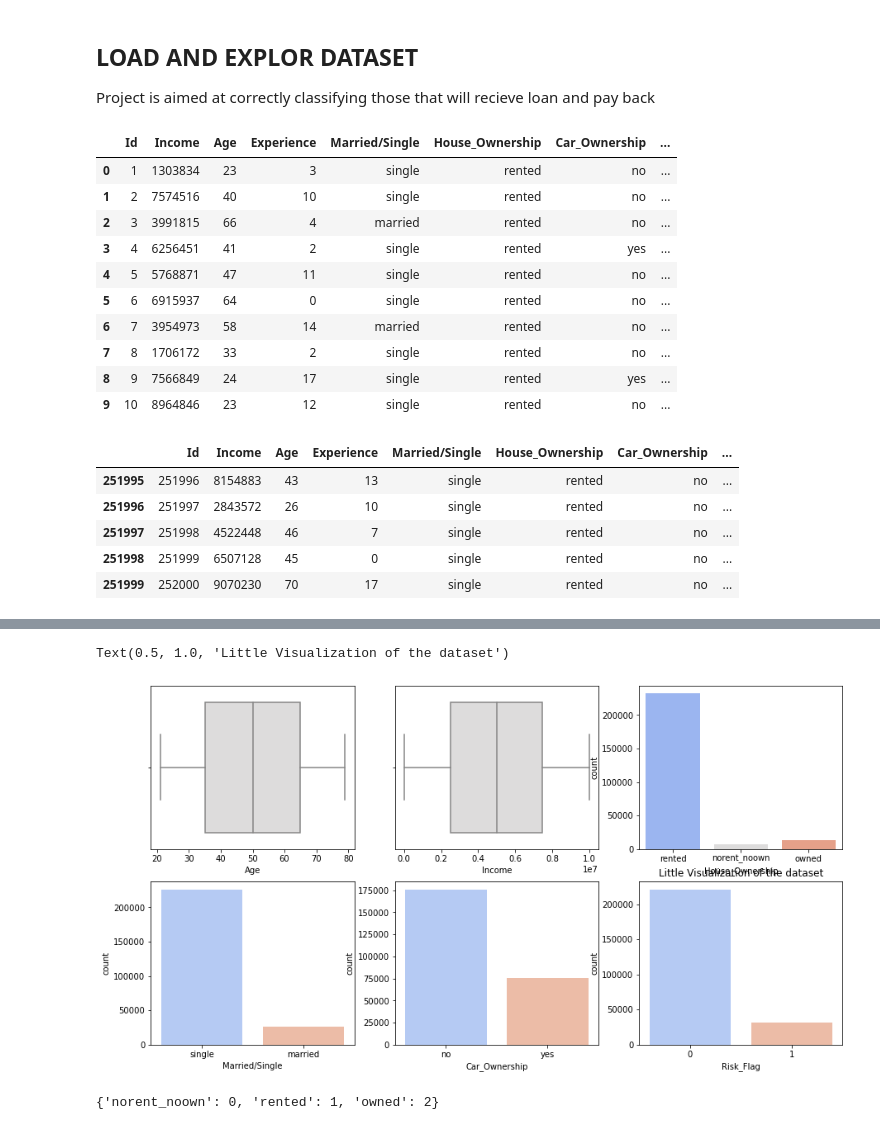
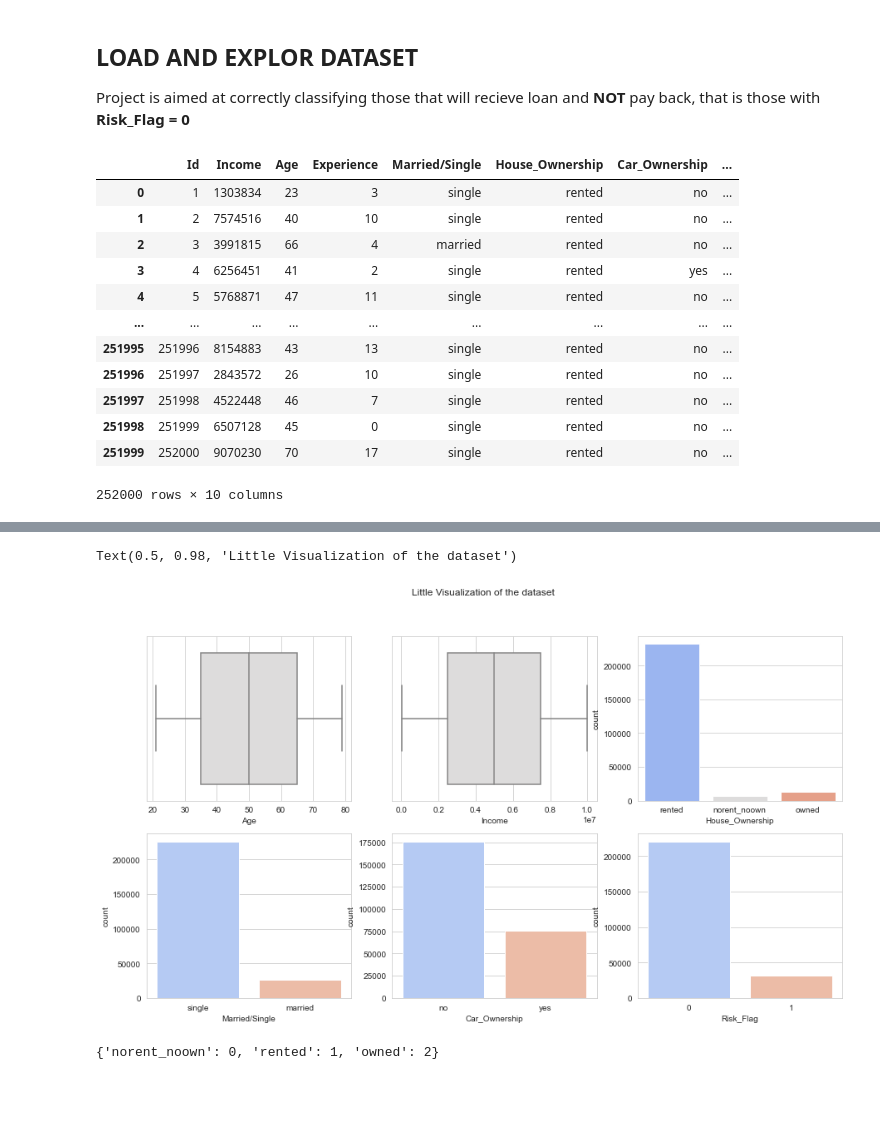
Before and after one commit to leoklems/Loan_Risk_Prediction_Project, a Jupyter notebook: Loan_Project.ipynb, the cells around one changed output, grey strips where cells are left out. Cells and saved outputs as stored; diff of their text form; code cells hidden in the pictures; blank space fills up the shorter version.

```diff
--- a/Loan_Project.ipynb
+++ b/Loan_Project.ipynb
@@ -14,10 +14,10 @@ import warnings
 warnings.filterwarnings("ignore", category=DeprecationWarning)
 # %% [markdown]
 ## LOAD AND EXPLOR DATASET
-Project is aimed at correctly classifying those that will recieve loan and pay back
+Project is aimed at correctly classifying those that will recieve loan and **NOT** pay back, that is those with **Risk_Flag = 0**
 # %%
 loan = pd.read_csv('loan.csv')
-loan.head(10)
+loan
 # %% [output]
 |  | Id | Income | Age | Experience | Married/Single | House_Ownership | Car_Ownership | ... |
 | 0 | 1 | 1303834 | 23 | 3 | single | rented | no | ... |
@@ -25,20 +25,13 @@ loan.head(10)
 | 2 | 3 | 3991815 | 66 | 4 | married | rented | no | ... |
 | 3 | 4 | 6256451 | 41 | 2 | single | rented | yes | ... |
 | 4 | 5 | 5768871 | 47 | 11 | single | rented | no | ... |
-| 5 | 6 | 6915937 | 64 | 0 | single | rented | no | ... |
-| 6 | 7 | 3954973 | 58 | 14 | married | rented | no | ... |
-| 7 | 8 | 1706172 | 33 | 2 | single | rented | no | ... |
-| 8 | 9 | 7566849 | 24 | 17 | single | rented | yes | ... |
-| 9 | 10 | 8964846 | 23 | 12 | single | rented | no | ... |
+| ... | ... | ... | ... | ... | ... | ... | ... | ... |
+| 251995 | 251996 | 8154883 | 43 | 13 | single | rented | no | ... |
+| 251996 | 251997 | 2843572 | 26 | 10 | single | rented | no | ... |
+| 251997 | 251998 | 4522448 | 46 | 7 | single | rented | no | ... |
+| 251998 | 251999 | 6507128 | 45 | 0 | single | rented | no | ... |
+| 251999 | 252000 | 9070230 | 70 | 17 | single | rented | no | ... |
+252000 rows × 10 columns
-# %%
-loan.tail()
-# %% [output]
-|  | Id | Income | Age | Experience | Married/Single | House_Ownership | Car_Ownership | ... |
-| 251995 | 251996 | 8154883 | 43 | 13 | single | rented | no | ... |
-| 251996 | 251997 | 2843572 | 26 | 10 | single | rented | no | ... |
-| 251997 | 251998 | 4522448 | 46 | 7 | single | rented | no | ... |
-| 251998 | 251999 | 6507128 | 45 | 0 | single | rented | no | ... |
-| 251999 | 252000 | 9070230 | 70 | 17 | single | rented | no | ... |
 # %%
 loan.describe()
 # %% [output]
@@ -52,17 +45,18 @@ loan.describe()
 | 75% | 189000.250000 | 7.477502e+06 | 65.000000 | 15.000000 | 9.000000 | 13.000000 | 0.000000 |
 | max | 252000.000000 | 9.999938e+06 | 79.000000 | 20.000000 | 14.000000 | 14.000000 | 1.000000 |
 # %%
+sns.set_style('whitegrid')
 fig, axs = plt.subplots(2,3, figsize = (15,8))
 sns.boxplot(ax = axs[0,0], x='Age', palette='coolwarm', data=loan)
 sns.boxplot(ax = axs[0,1], x='Income', palette='coolwarm', data=loan)
 sns.countplot(ax = axs[0,2], x='House_Ownership', palette='coolwarm', data=loan)
 sns.countplot(ax = axs[1,0], x='Married/Single', palette='coolwarm', data=loan)
 sns.countplot(ax = axs[1,1], x='Car_Ownership', palette='coolwarm', data=loan)
 sns.countplot(ax = axs[1,2], x='Risk_Flag', palette='coolwarm', data=loan)
-plt.title('Little Visualization of the dataset')
+fig.suptitle('Little Visualization of the dataset')
 # %% [output]
-Text(0.5, 1.0, 'Little Visualization of the dataset')
+Text(0.5, 0.98, 'Little Visualization of the dataset')
-[figure, old version]
+[figure, new version]
 # %%
 loan['Married/Single'].replace(['single', 'married'], [0,1], inplace=True)
 loan['Marital_status'] = loan['Married/Single']
```
Also changed, not shown: parts of 45 cells of this notebook.
